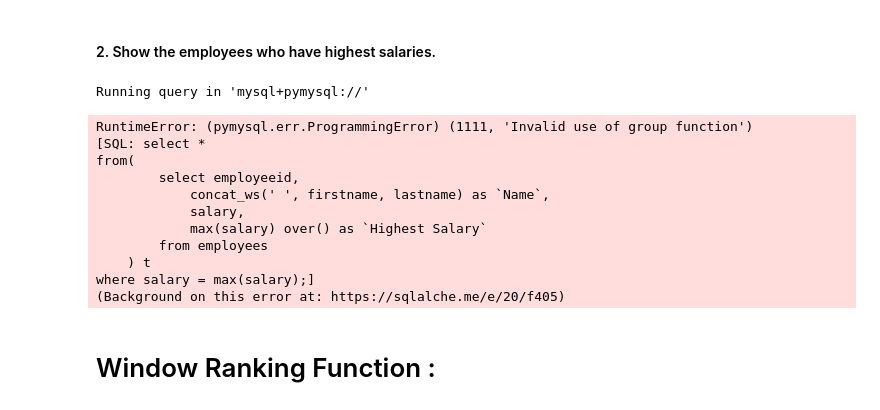
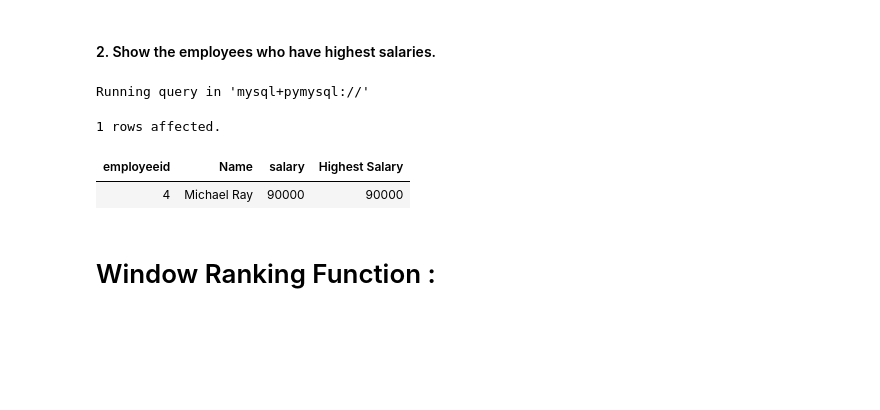
Before and after one commit to the-naman/Learn, a Jupyter notebook: SQL/SQL by Barra/My Notes/07. I - Aggregation and Analytical Functions.ipynb, the cells around one changed output. Saved outputs shown, nothing was run; the diff lists cells and outputs as text; code cells hidden in the pictures; blank space fills up the shorter version.

```diff
--- a/SQL/SQL by Barra/My Notes/07. I - Aggregation and Analytical Functions.ipynb
+++ b/SQL/SQL by Barra/My Notes/07. I - Aggregation and Analytical Functions.ipynb
@@ -876,27 +876,19 @@ Truncated to displaylimit of 10.
 # %%
 %%sql
 select *
 from(
         select employeeid,
             concat_ws(' ', firstname, lastname) as `Name`,
             salary,
             max(salary) over() as `Highest Salary`
         from employees
     ) t
-where salary = max(salary);
+where salary = `Highest Salary`;
 # %% [output]
 Running query in 'mysql+pymysql://'
-RuntimeError: (pymysql.err.ProgrammingError) (1111, 'Invalid use of group function')
-[SQL: select *
-from(
-        select employeeid,
-            concat_ws(' ', firstname, lastname) as `Name`,
-            salary,
-            max(salary) over() as `Highest Salary`
-        from employees
-    ) t
-where salary = max(salary);]
-(Background on this error at: https://sqlalche.me/e/20/f405)
+1 rows affected.
+| employeeid | Name | salary | Highest Salary |
+| 4 | Michael Ray | 90000 | 90000 |
 # %% [markdown]
 # Window Ranking Function :
 # %% [markdown]
```
